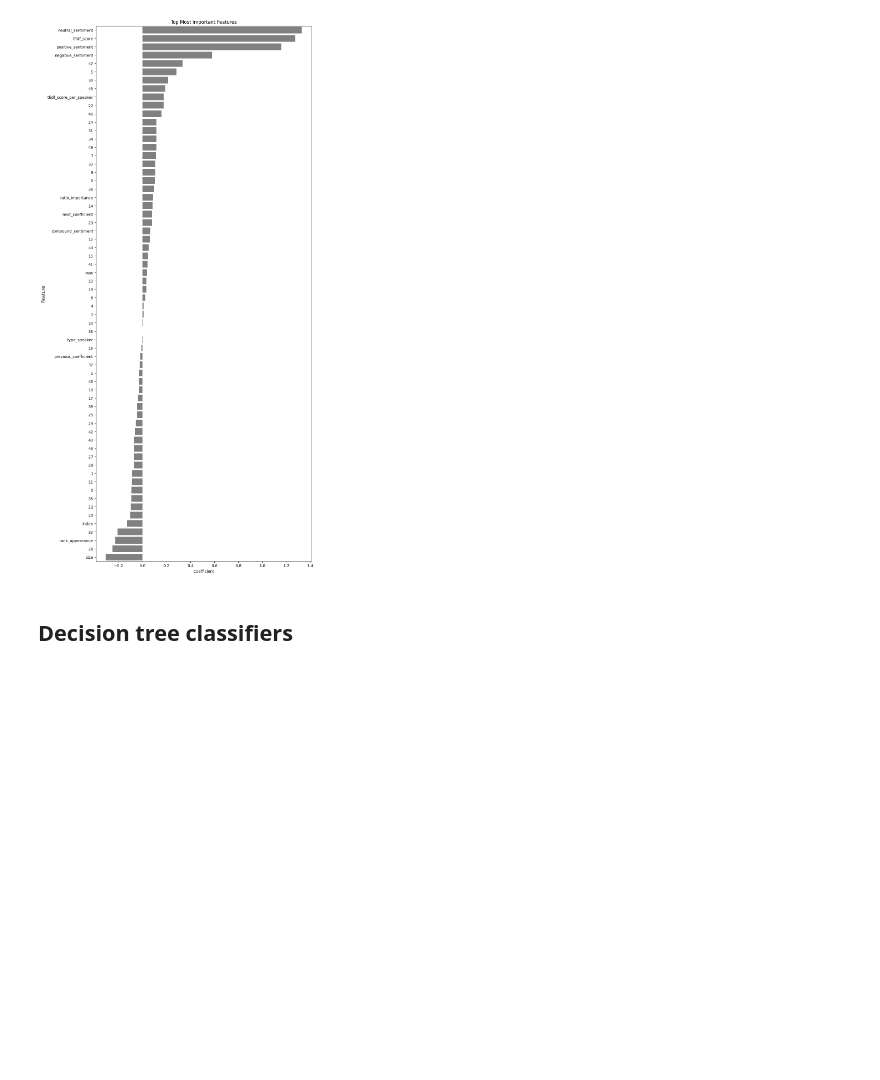
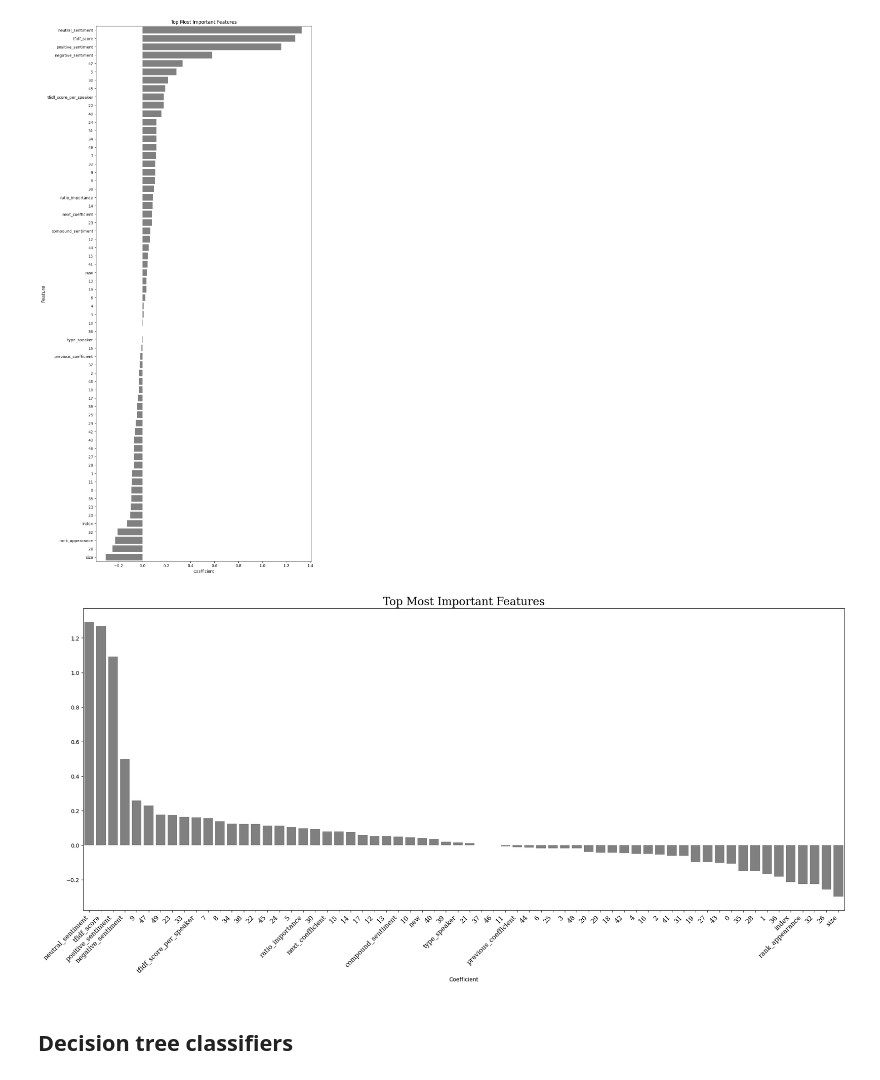
Before and after one commit to mathias-grau/kaggle_discours_graph, a Jupyter notebook: feature_selection.ipynb, the cells around one changed output. Drawn from its saved outputs; the diff is of its cells as text; code cells hidden in the pictures; blank space fills up the shorter version.

```diff
--- a/feature_selection.ipynb
+++ b/feature_selection.ipynb
@@ -566,6 +588,33 @@ plt.title('Top Most Important Features')
 plt.show()
 # %% [output]
 [figure]
+# %%
+## plot horizontally
+
+import matplotlib.pyplot as plt
+import seaborn as sns
+
+# Sort the coefficients in descending order
+sorted_coefficients = sorted(zip(logreg.coef_[0], X_train_upsampled.columns), reverse=True)
+
+# Select the top 10 features
+top_features = sorted_coefficients[:200]
+
+# Extract the coefficients and feature names
+coefficients = [coef for coef, feature in top_features]
+features = [feature for coef, feature in top_features]
+
+# Plot the bar chart
+plt.figure(figsize=(25, 10))
+ax = sns.barplot(x=features, y=coefficients, color="grey")
+plt.xlabel('Coefficient')
+plt.xticks(rotation=45, ha='right',fontsize=12, fontname = "Serif")  # Rotate x labels by 45 degrees and align them at the end
+for label in ax.get_xticklabels():
+    label.set_horizontalalignment('right')  # Align labels at the end
+plt.title('Top Most Important Features', fontsize=20, fontname='Serif')
+plt.show()
+# %% [output]
+[figure, added]
 # %% [markdown]
 ## Decision tree classifiers
 # %%
```
Also changed, not shown: parts of 13 cells of this notebook.
